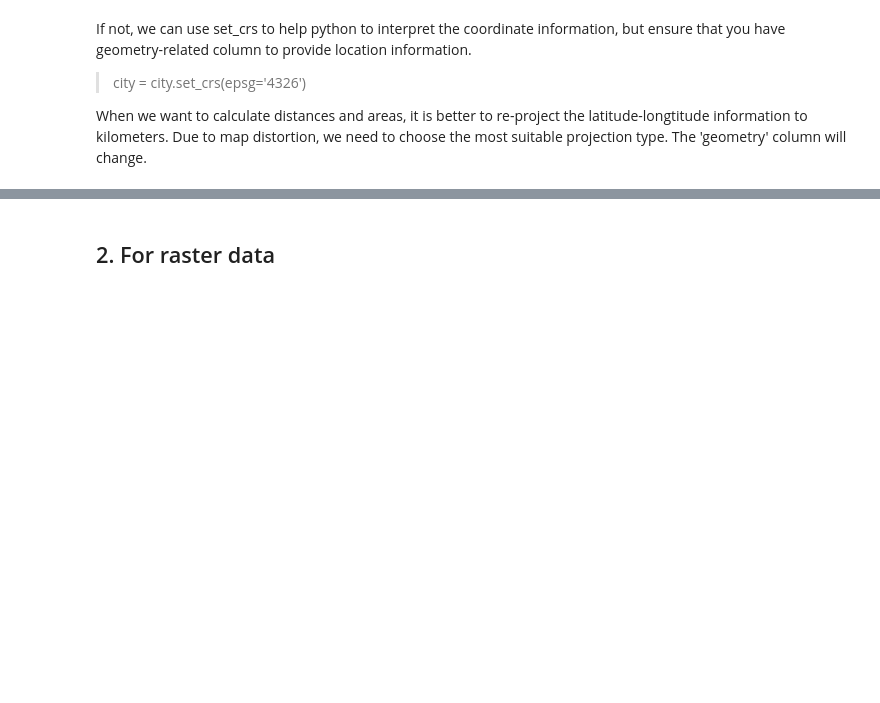
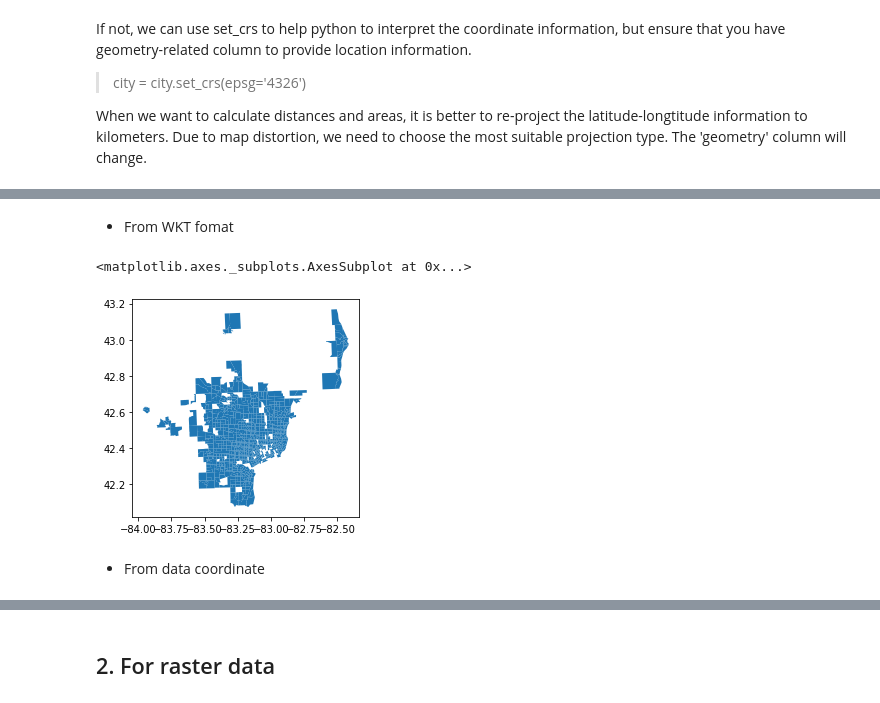
Before and after one commit to ClaireXing/Python-for-geospatial-data-analysis_updating, a Jupyter notebook: Part 1 - Data structure and file reading.ipynb, the cells around one changed output, grey strips where cells are left out. Drawn from its saved outputs; the diff is of its cells as text; code cells hidden in the pictures; blank space fills up the shorter version.

```diff
--- a/Part 1 - Data structure and file reading.ipynb
+++ b/Part 1 - Data structure and file reading.ipynb
@@ -158,0 +161,9 @@ center
+# %%
+csv_data = pd.read_csv('../Data/ADDdistance0318_Detroit.csv')
+# %% [markdown]
+- From WKT fomat
+# %%
+from shapely import wkt
+csv_data['wkt'] = csv_data['geometry'].apply(wkt.loads)
+# %%
+csv_to_shp = gpd.GeoDataFrame(csv_data, geometry='wkt')
@@ -158,0 +172,9 @@ center
+# %%
+shp_proj = csv_to_shp.set_crs(epsg=4326)  # WGS_84
+# %%
+shp_proj.plot()
+# %% [output]
+<matplotlib.axes._subplots.AxesSubplot at 0x...>
+[figure, added]
+# %% [markdown]
+- From data coordinate
```
Also changed, not shown: parts of 12 cells of this notebook, 20 other files.
